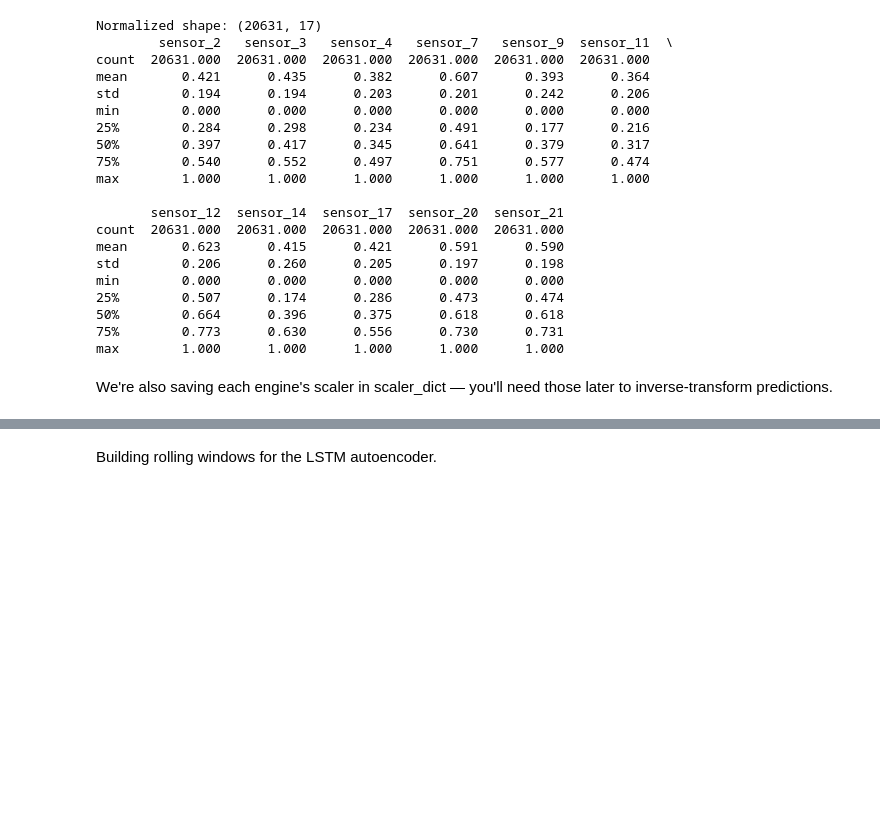
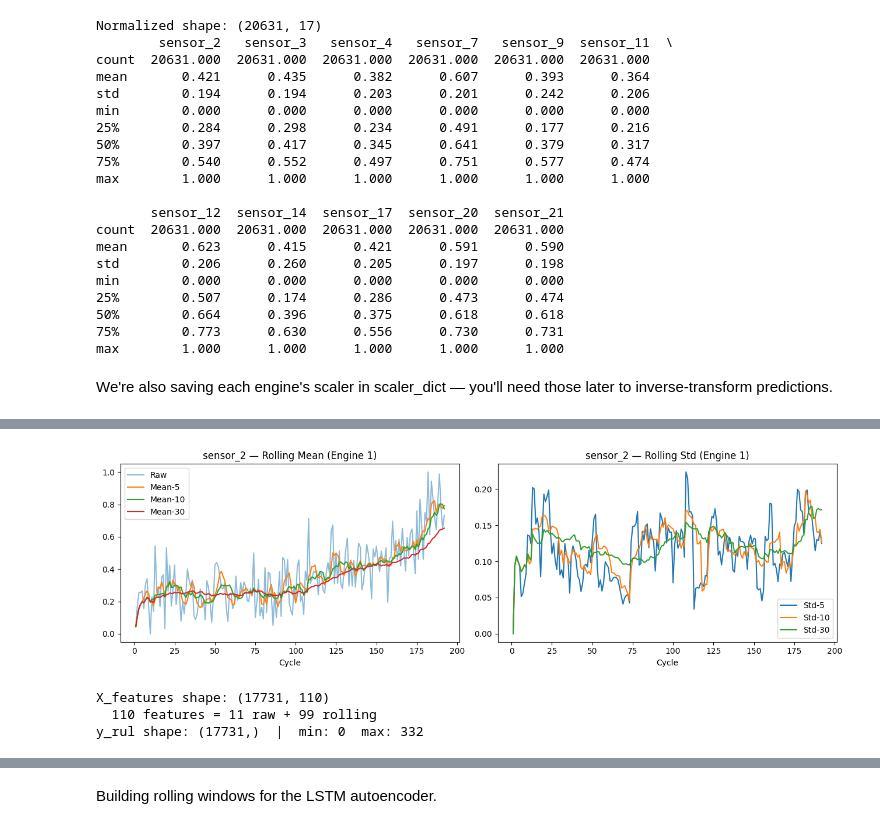
Before and after one commit to VladaSky/turbofan-anomaly-detection, a Jupyter notebook: notebooks/02_preprocessing.ipynb, the cells around one changed output, grey strips where cells are left out. Saved outputs shown, nothing was run; the diff lists cells and outputs as text; code cells hidden in the pictures; blank space fills up the shorter version.

```diff
--- a/notebooks/02_preprocessing.ipynb
+++ b/notebooks/02_preprocessing.ipynb
@@ -84,0 +124,62 @@ We're also saving each engine's scaler in scaler_dict — you'll need those late
+# %%
+import matplotlib.pyplot as plt
+
+# Visualise rolling mean vs raw for one sensor on one engine
+eng1 = train_rolled[train_rolled['unit_id'] == 1]
+
+fig, axes = plt.subplots(1, 2, figsize=(13, 4))
+
+ax = axes[0]
+ax.plot(eng1['cycle'], eng1['sensor_2'],        alpha=0.5, label='Raw')
+ax.plot(eng1['cycle'], eng1['sensor_2_mean5'],  label='Mean-5')
+ax.plot(eng1['cycle'], eng1['sensor_2_mean10'], label='Mean-10')
+ax.plot(eng1['cycle'], eng1['sensor_2_mean30'], label='Mean-30')
+ax.set_title('sensor_2 — Rolling Mean (Engine 1)')
+ax.set_xlabel('Cycle')
+ax.legend()
+
+ax = axes[1]
+ax.plot(eng1['cycle'], eng1['sensor_2_std5'],  label='Std-5')
+ax.plot(eng1['cycle'], eng1['sensor_2_std10'], label='Std-10')
+ax.plot(eng1['cycle'], eng1['sensor_2_std30'], label='Std-30')
+ax.set_title('sensor_2 — Rolling Std (Engine 1)')
+ax.set_xlabel('Cycle')
+ax.legend()
+
+plt.tight_layout()
+plt.savefig('../results/rolling_stats_example.png', dpi=150)
+plt.show()
+# %% [output]
+[figure, added]
+# %%
+# Build flat feature matrix for RUL regression
+# One row = last cycle of a 30-cycle window, containing raw + rolling stats
+window_size       = 30
+failure_threshold = 30
+all_feature_cols  = sensor_cols + roll_feature_cols
+
+X_feat_list, y_rul_list, y_label_list, eid_list = [], [], [], []
+
+for engine_id, group in train_rolled.groupby('unit_id'):
+    group = group.sort_values('cycle').reset_index(drop=True)
+    vals  = group[all_feature_cols].values
+    rul_v = group['RUL'].values
+
+    for i in range(window_size - 1, len(group)):
+        X_feat_list.append(vals[i])
+        y_rul_list.append(rul_v[i])
+        y_label_list.append(1 if rul_v[i] < failure_threshold else 0)
+        eid_list.append(engine_id)
+
+X_features      = np.array(X_feat_list)
+y_rul           = np.array(y_rul_list)
+y_labels_flat   = np.array(y_label_list)
+engine_ids_flat = np.array(eid_list)
+
+print(f"X_features shape: {X_features.shape}")
+print(f"  {len(all_feature_cols)} features = {len(sensor_cols)} raw + {len(roll_feature_cols)} rolling")
+print(f"y_rul shape: {y_rul.shape}  |  min: {y_rul.min()}  max: {y_rul.max()}")
+# %% [output]
+X_features shape: (17731, 110)
+  110 features = 11 raw + 99 rolling
+y_rul shape: (17731,)  |  min: 0  max: 332
```
Also changed, not shown: parts of 3 cells of this notebook, 6 other files.
